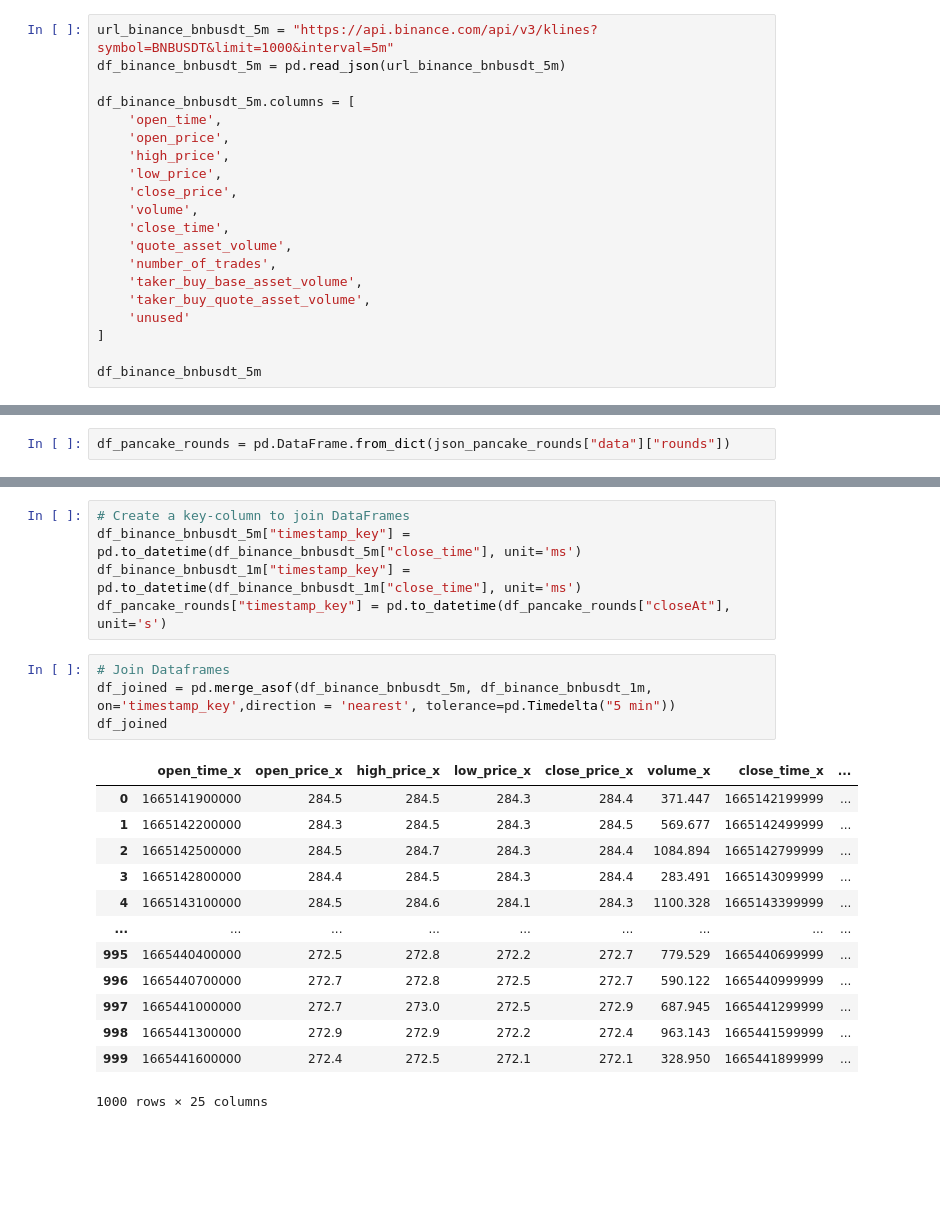
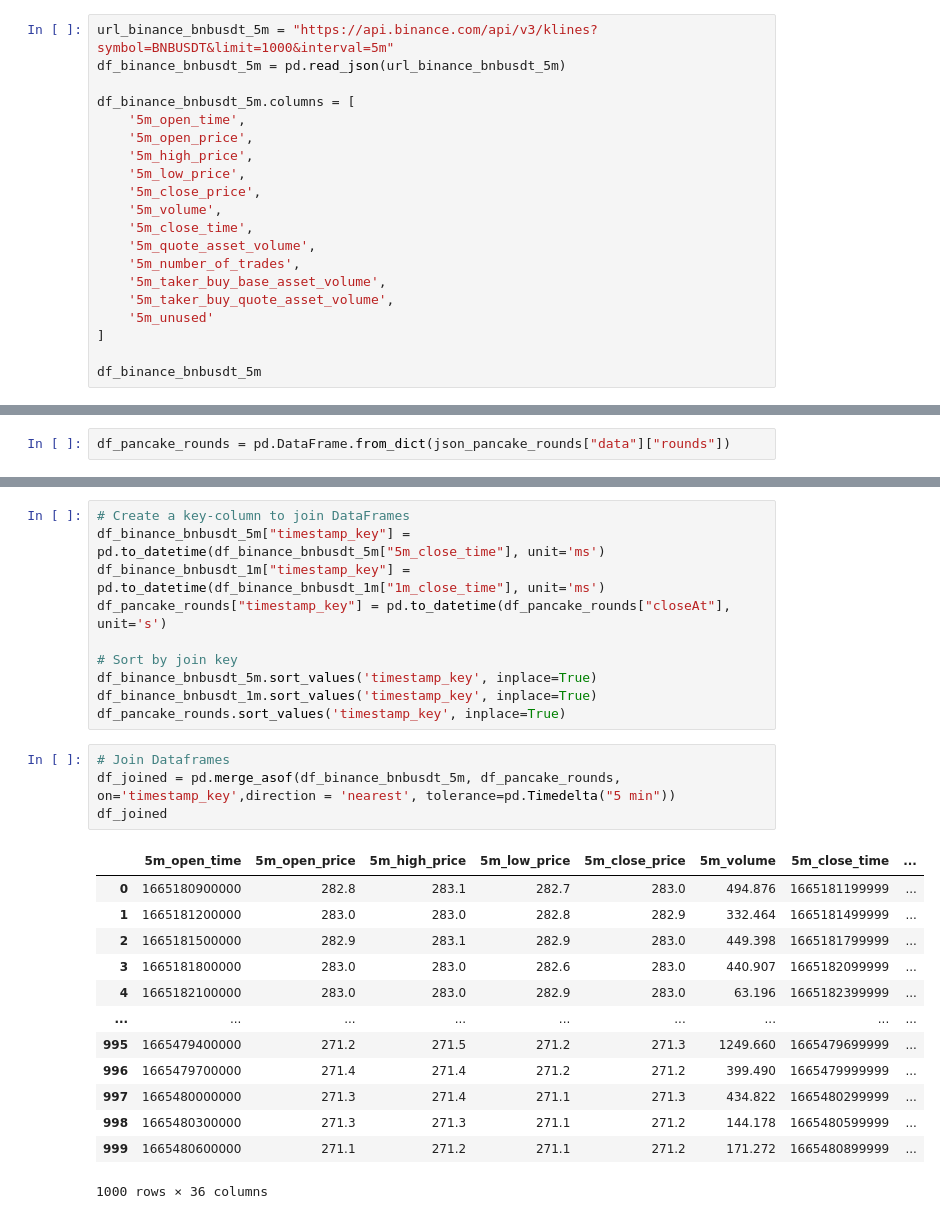
Before and after one commit to jjuniorc/tensorflow, a Jupyter notebook: prediction_dataset.ipynb, the cells around one changed output, grey strips where cells are left out. Saved outputs shown, nothing was run; the diff lists cells and outputs as text; blank space fills up the shorter version.

```diff
--- a/prediction_dataset.ipynb
+++ b/prediction_dataset.ipynb
@@ -11,18 +11,18 @@ url_binance_bnbusdt_5m = "https://api.binance.com/api/v3/klines?symbol=BNBUSDT&l
 df_binance_bnbusdt_5m = pd.read_json(url_binance_bnbusdt_5m)
 
 df_binance_bnbusdt_5m.columns = [
-    'open_time',
-    'open_price',
-    'high_price',
-    'low_price',
-    'close_price',
-    'volume',
-    'close_time',
-    'quote_asset_volume',
-    'number_of_trades',
-    'taker_buy_base_asset_volume',
-    'taker_buy_quote_asset_volume',
-    'unused'
+    '5m_open_time',
+    '5m_open_price',
+    '5m_high_price',
+    '5m_low_price',
+    '5m_close_price',
+    '5m_volume',
+    '5m_close_time',
+    '5m_quote_asset_volume',
+    '5m_number_of_trades',
+    '5m_taker_buy_base_asset_volume',
+    '5m_taker_buy_quote_asset_volume',
+    '5m_unused'
 ]
 
 df_binance_bnbusdt_5m
@@ -148,24 +148,29 @@ df_pancake_rounds
 1000 rows × 23 columns
 # %%
 # Create a key-column to join DataFrames
-df_binance_bnbusdt_5m["timestamp_key"] = pd.to_datetime(df_binance_bnbusdt_5m["close_time"], unit='ms')
-df_binance_bnbusdt_1m["timestamp_key"] = pd.to_datetime(df_binance_bnbusdt_1m["close_time"], unit='ms')
+df_binance_bnbusdt_5m["timestamp_key"] = pd.to_datetime(df_binance_bnbusdt_5m["5m_close_time"], unit='ms')
+df_binance_bnbusdt_1m["timestamp_key"] = pd.to_datetime(df_binance_bnbusdt_1m["1m_close_time"], unit='ms')
 df_pancake_rounds["timestamp_key"] = pd.to_datetime(df_pancake_rounds["closeAt"], unit='s')
+
+# Sort by join key
+df_binance_bnbusdt_5m.sort_values('timestamp_key', inplace=True)
+df_binance_bnbusdt_1m.sort_values('timestamp_key', inplace=True)
+df_pancake_rounds.sort_values('timestamp_key', inplace=True)
 # %%
 # Join Dataframes
-df_joined = pd.merge_asof(df_binance_bnbusdt_5m, df_binance_bnbusdt_1m, on='timestamp_key',direction = 'nearest', tolerance=pd.Timedelta("5 min"))
+df_joined = pd.merge_asof(df_binance_bnbusdt_5m, df_pancake_rounds, on='timestamp_key',direction = 'nearest', tolerance=pd.Timedelta("5 min"))
 df_joined
 # %% [output]
-|  | open_time_x | open_price_x | high_price_x | low_price_x | close_price_x | volume_x | close_time_x | ... |
-| 0 | 1665141900000 | 284.5 | 284.5 | 284.3 | 284.4 | 371.447 | 1665142199999 | ... |
-| 1 | 1665142200000 | 284.3 | 284.5 | 284.3 | 284.5 | 569.677 | 1665142499999 | ... |
-| 2 | 1665142500000 | 284.5 | 284.7 | 284.3 | 284.4 | 1084.894 | 1665142799999 | ... |
-| 3 | 1665142800000 | 284.4 | 284.5 | 284.3 | 284.4 | 283.491 | 1665143099999 | ... |
-| 4 | 1665143100000 | 284.5 | 284.6 | 284.1 | 284.3 | 1100.328 | 1665143399999 | ... |
+|  | 5m_open_time | 5m_open_price | 5m_high_price | 5m_low_price | 5m_close_price | 5m_volume | 5m_close_time | ... |
+| 0 | 1665180900000 | 282.8 | 283.1 | 282.7 | 283.0 | 494.876 | 1665181199999 | ... |
+| 1 | 1665181200000 | 283.0 | 283.0 | 282.8 | 282.9 | 332.464 | 1665181499999 | ... |
+| 2 | 1665181500000 | 282.9 | 283.1 | 282.9 | 283.0 | 449.398 | 1665181799999 | ... |
+| 3 | 1665181800000 | 283.0 | 283.0 | 282.6 | 283.0 | 440.907 | 1665182099999 | ... |
+| 4 | 1665182100000 | 283.0 | 283.0 | 282.9 | 283.0 | 63.196 | 1665182399999 | ... |
 | ... | ... | ... | ... | ... | ... | ... | ... | ... |
-| 995 | 1665440400000 | 272.5 | 272.8 | 272.2 | 272.7 | 779.529 | 1665440699999 | ... |
-| 996 | 1665440700000 | 272.7 | 272.8 | 272.5 | 272.7 | 590.122 | 1665440999999 | ... |
-| 997 | 1665441000000 | 272.7 | 273.0 | 272.5 | 272.9 | 687.945 | 1665441299999 | ... |
-| 998 | 1665441300000 | 272.9 | 272.9 | 272.2 | 272.4 | 963.143 | 1665441599999 | ... |
-| 999 | 1665441600000 | 272.4 | 272.5 | 272.1 | 272.1 | 328.950 | 1665441899999 | ... |
+| 995 | 1665479400000 | 271.2 | 271.5 | 271.2 | 271.3 | 1249.660 | 1665479699999 | ... |
+| 996 | 1665479700000 | 271.4 | 271.4 | 271.2 | 271.2 | 399.490 | 1665479999999 | ... |
+| 997 | 1665480000000 | 271.3 | 271.4 | 271.1 | 271.3 | 434.822 | 1665480299999 | ... |
+| 998 | 1665480300000 | 271.3 | 271.3 | 271.1 | 271.2 | 144.178 | 1665480599999 | ... |
+| 999 | 1665480600000 | 271.1 | 271.2 | 271.1 | 271.2 | 171.272 | 1665480899999 | ... |
-1000 rows × 25 columns
+1000 rows × 36 columns
```
Also changed, not shown: parts of 4 cells of this notebook, 1 other file.
